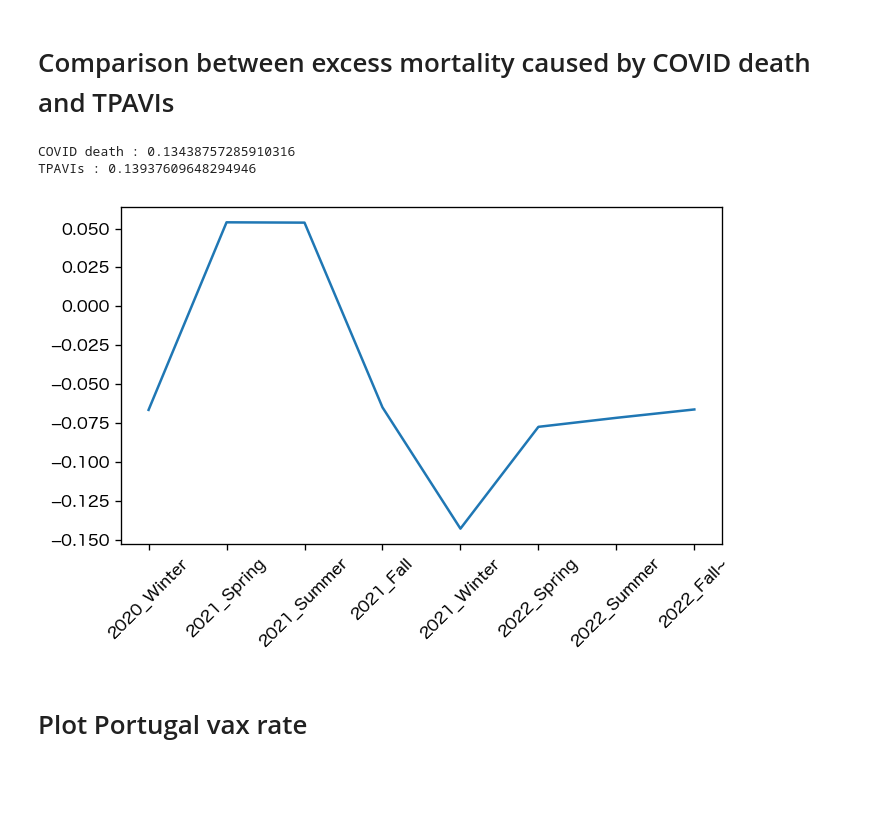
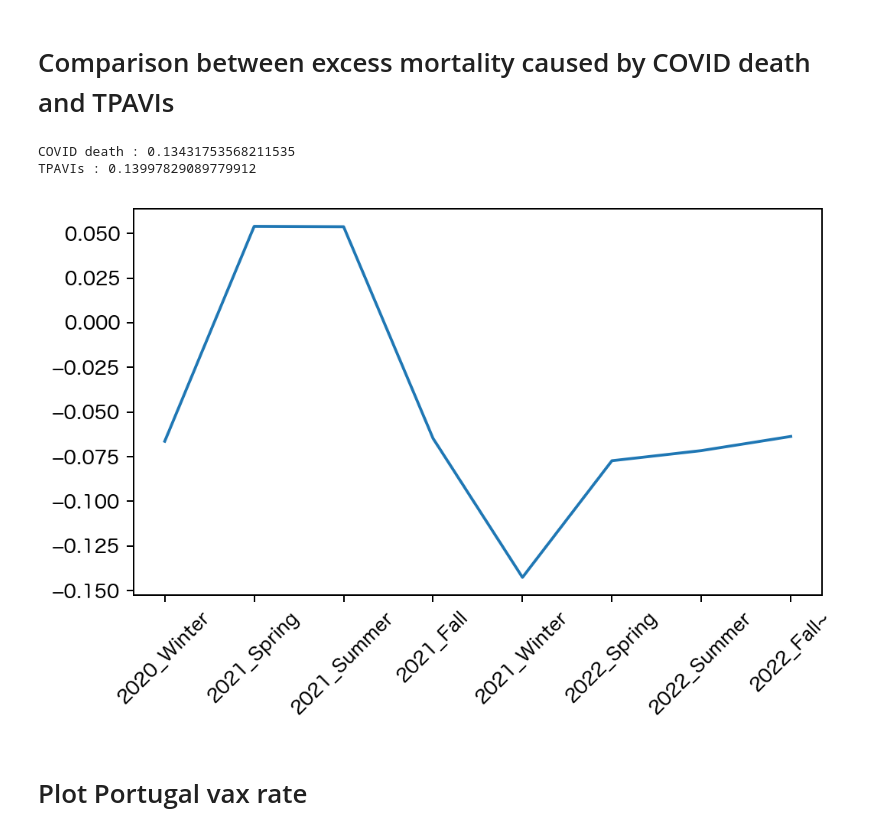
Before and after one commit to SakuraDataAnalyst/00vaccine-data-analysis, a Jupyter notebook: world_vax_covid_death_ex_death_modeling_final.ipynb, the cells around one changed output. Drawn from its saved outputs; the diff is of its cells as text; code cells hidden in the pictures; blank space fills up the shorter version.

```diff
--- a/world_vax_covid_death_ex_death_modeling_final.ipynb
+++ b/world_vax_covid_death_ex_death_modeling_final.ipynb
@@ -466,7 +423,7 @@ end_date = '2023-03-31'
 #end_date = '2023-01-01'
 #end_date = '2022-12-31'
 
-new_df = feature_extraction_st(df,use_Country_lst_rm_UK,use_lst,start_date,end_date, freq,st_per1,st_per2,st_per3) # 55 countries
+new_df = feature_extraction_st(df,use_Country_lst,use_lst,start_date,end_date, freq,st_per1,st_per2,st_per3) # 55 countries
 
 
 new_df.shape
@@ -509,5 +466,3 @@ Wallis and Futuna 2021-03-23 2021-04-27 2022-04-04
-# %%
-new_df = pd.concat([new_df,new_df_UK]).reset_index(drop=True)
 # %%
 freq = 3
 
@@ -730,0 +686,3 @@ res_df
+# %%
+res_df['p005_linear_weights']=res_df['linear_weights']
+res_df.loc[res_df['p_value'] > 0.05, 'p005_linear_weights'] = np.NAN
@@ -740,8 +736,8 @@ for Countryname in new_join_df['location'].unique():
     lst2.append(tmp_vax)
 print('COVID death : {}\nTPAVIs : {}\n'.format(np.mean(lst1),np.mean(lst2)))
 # %% [output]
-COVID death : 0.13438757285910316
-TPAVIs : 0.13937609648294946
+COVID death : 0.13431753568211535
+TPAVIs : 0.13997829089779912
 # %%
 season_data_lst = ['2020_Winter',
 '2021_Spring',
@@ -754,13 +750,13 @@ season_data_lst = ['2020_Winter',
 # %%
 save_path = 'results'
 fig,ax = plt.subplots()
 ax.tick_params(axis='x', labelrotation=45)
 plt.plot(season_data_lst,res_df['linear_weights'].iloc[1:9])
-fig.set_dpi(120)
+fig.set_dpi(180)
 plt.tight_layout()
 fig.savefig('/'.join([save_path,'overall_coefs.png']), facecolor='white', transparent=False)
 # %% [output]
-[figure, old version]
+[figure, new version]
 # %% [markdown]
 # Plot Portugal vax rate
 # %%
```
Also changed, not shown: parts of 17 cells of this notebook.
